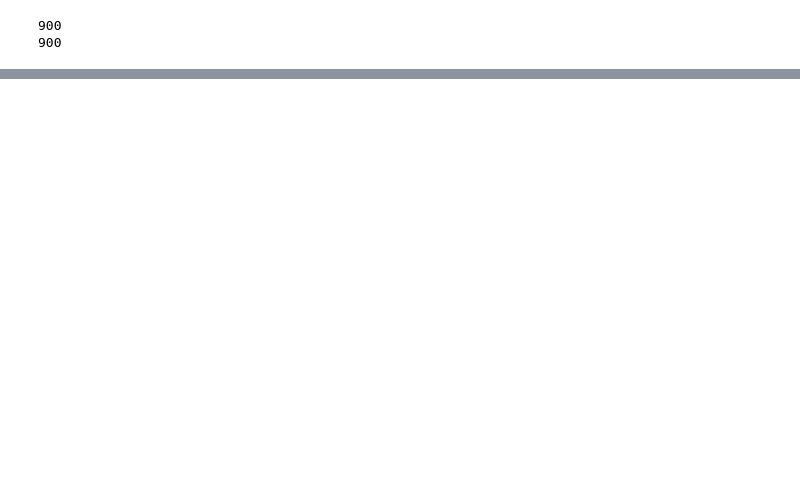
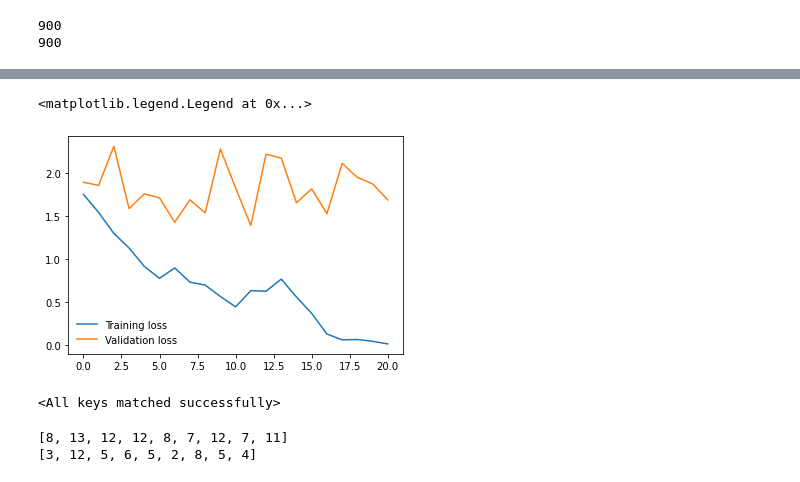
Before and after one commit to shizacharania/Fish-Classification, a Jupyter notebook: FishClassification.ipynb, the cells around one changed output, grey strips where cells are left out. Drawn from its saved outputs; the diff is of its cells as text; code cells hidden in the pictures; blank space fills up the shorter version.

Commit message:
added training, validation, and testing

```diff
--- a/FishClassification.ipynb
+++ b/FishClassification.ipynb
@@ -284,9 +365,6 @@ Gilt-Head Bream
 # build the model - standard VGG-16
 # https://www.researchgate.net/profile/Max-Ferguson/publication/322512435/figure/fig3/AS:697390994567179@1543282378794/Fig-A1-The-standard-VGG-16-network-architecture-as-proposed-in-32-Note-that-only.png
 # https://towardsdatascience.com/step-by-step-vgg16-implementation-in-keras-for-beginners-a833c686ae6c#:~:text=VGG16%20is%20a%20convolution%20neural,vision%20model%20architecture%20till%20date.
-
-import torch.nn as nn
-
 # (445, 590, 3)
 # (112, 144, 3)
 
@@ -301,27 +379,29 @@ model = nn.Sequential(nn.Conv2d(in_channels=3, out_channels=64, kernel_size=3,pa
                       nn.Conv2d(in_channels=128, out_channels=128, kernel_size=3,padding=1),
                       nn.ReLU(),
 
-                      nn.MaxPool2d(kernel_size=2, stride=2),
-                      nn.Conv2d(in_channels=128, out_channels=256, kernel_size=3,padding=1),
-                      nn.ReLU(),
-                      nn.Conv2d(in_channels=256, out_channels=256, kernel_size=3,padding=1),
-                      nn.ReLU(),
-                      nn.Conv2d(in_channels=256, out_channels=256, kernel_size=3,padding=1),
-                      nn.ReLU(),
+                      # nn.MaxPool2d(kernel_size=2, stride=2),
+                      # nn.Conv2d(in_channels=128, out_channels=256, kernel_size=3,padding=1),
+                      # nn.ReLU(),
+                      # nn.Conv2d(in_channels=256, out_channels=256, kernel_size=3,padding=1),
+                      # nn.ReLU(),
+                      # nn.Conv2d(in_channels=256, out_channels=256, kernel_size=3,padding=1),
+                      # nn.ReLU(),
 
-                      nn.MaxPool2d(kernel_size=2, stride=2),
-                      nn.Conv2d(in_channels=256, out_channels=512, kernel_size=3,padding=1),
-                      nn.ReLU(),
-                      nn.Conv2d(in_channels=512, out_channels=512, kernel_size=3,padding=1),
-                      nn.ReLU(),
-                      nn.Conv2d(in_channels=512, out_channels=512, kernel_size=3,padding=1),
-                      nn.ReLU(),
+                      # nn.MaxPool2d(kernel_size=2, stride=2),
+                      # nn.Conv2d(in_channels=256, out_channels=512, kernel_size=3,padding=1),
+                      # nn.ReLU(),
+                      # nn.Conv2d(in_channels=512, out_channels=512, kernel_size=3,padding=1),
+                      # nn.ReLU(),
+                      # nn.Conv2d(in_channels=512, out_channels=512, kernel_size=3,padding=1),
+                      # nn.ReLU(),
 
                       nn.MaxPool2d(kernel_size=2, stride=2),
 
                       nn.Flatten(),
-                      nn.Linear(32256, 4096),
+                      nn.Linear(129024, 4096),
+                      nn.Dropout(p=0.5),
                       nn.Linear(4096, 1000),
+                      nn.Dropout(p=0.25),
                       nn.Linear(1000, 9))
 # %%
 X = torch.rand(size=(1, 3, 112, 144), dtype=torch.float32)
@@ -348,0 +462,5 @@ Linear output shape:     torch.Size([1, 9])
+# %%
+from datetime import datetime
+criterion = nn.CrossEntropyLoss()
+optimizer = torch.optim.Adam(model.parameters(), lr = 0.0001) # you need the models parameters to optimize
+epochs = 21
@@ -348,0 +531,12 @@ Linear output shape:     torch.Size([1, 9])
+# %%
+plt.plot(training_losses, label="Training loss")
+plt.plot(validation_losses, label="Validation loss")
+plt.legend(frameon=False)
+# %% [output]
+<matplotlib.legend.Legend at 0x...>
+[figure, added]
+# %%
+saved_model = torch.load("fishclassificationmodel.pth")
+model.load_state_dict(saved_model)
+# %% [output]
+<All keys matched successfully>
@@ -348,0 +586,6 @@ Linear output shape:     torch.Size([1, 9])
+# %%
+print(class_total)
+print(class_correct)
+# %% [output]
+[8, 13, 12, 12, 8, 7, 12, 7, 11]
+[3, 12, 5, 6, 5, 2, 8, 5, 4]
```
Also changed, not shown: parts of 31 cells of this notebook.
